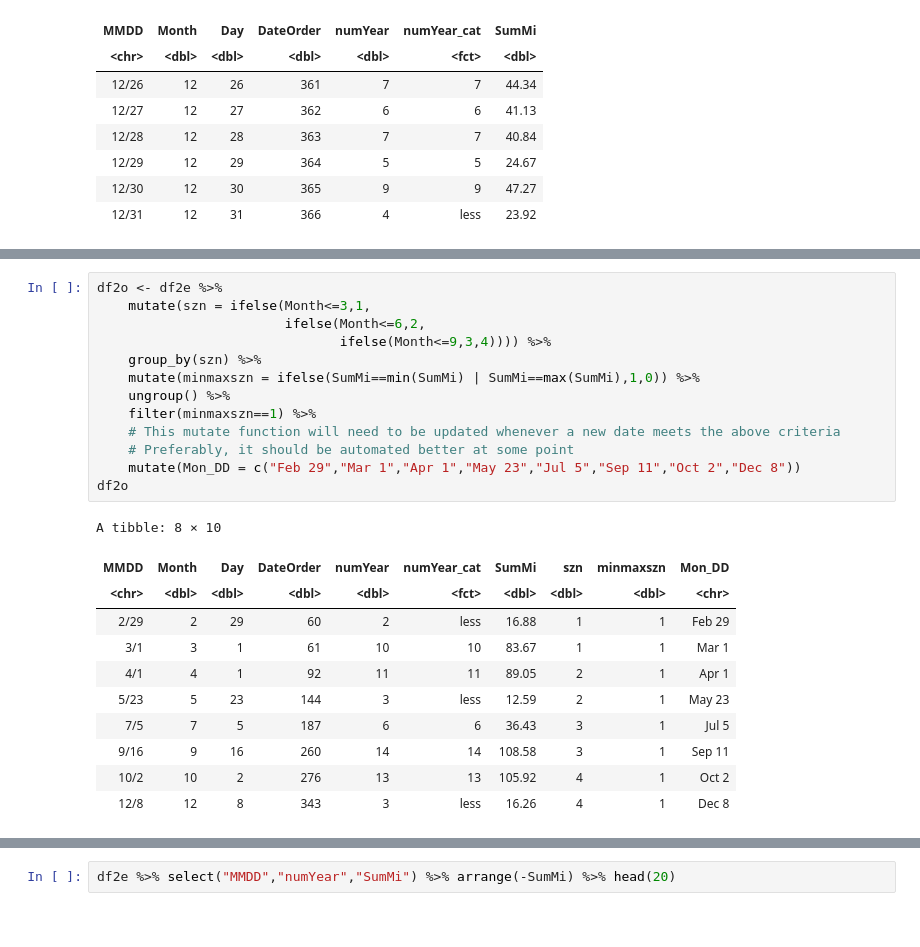
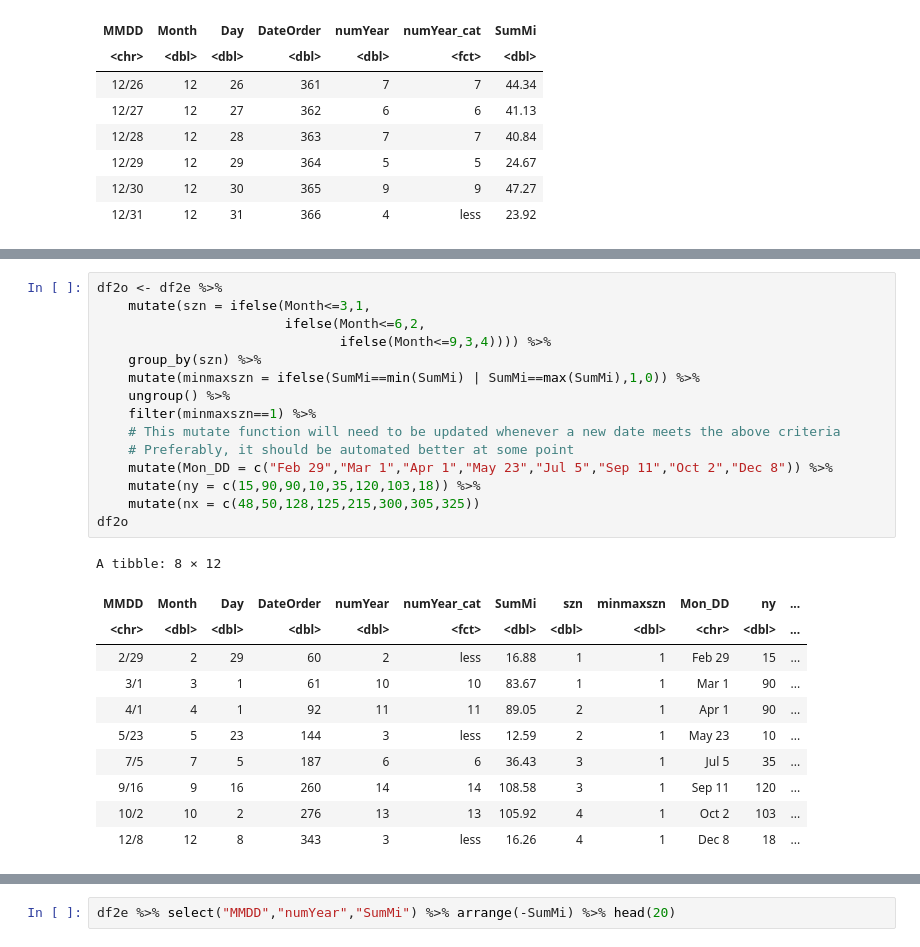
Before and after one commit to adolwick/biof309project, a Jupyter notebook: runs_per_date.ipynb, the cells around one changed output, grey strips where cells are left out. Cells and saved outputs as stored; diff of their text form.

```diff
--- a/runs_per_date.ipynb
+++ b/runs_per_date.ipynb
@@ -295,28 +296,30 @@ p6
 # %%
 df2o <- df2e %>%
     mutate(szn = ifelse(Month<=3,1,
                         ifelse(Month<=6,2,
                                ifelse(Month<=9,3,4)))) %>%
     group_by(szn) %>%
     mutate(minmaxszn = ifelse(SumMi==min(SumMi) | SumMi==max(SumMi),1,0)) %>%
     ungroup() %>%
     filter(minmaxszn==1) %>%
     # This mutate function will need to be updated whenever a new date meets the above criteria
     # Preferably, it should be automated better at some point
-    mutate(Mon_DD = c("Feb 29","Mar 1","Apr 1","May 23","Jul 5","Sep 11","Oct 2","Dec 8"))
+    mutate(Mon_DD = c("Feb 29","Mar 1","Apr 1","May 23","Jul 5","Sep 11","Oct 2","Dec 8")) %>%
+    mutate(ny = c(15,90,90,10,35,120,103,18)) %>%
+    mutate(nx = c(48,50,128,125,215,300,305,325))
 df2o
 # %% [output]
-A tibble: 8 × 10
+A tibble: 8 × 12
-| MMDD | Month | Day | DateOrder | numYear | numYear_cat | SumMi | szn | minmaxszn | Mon_DD |
-| <chr> | <dbl> | <dbl> | <dbl> | <dbl> | <fct> | <dbl> | <dbl> | <dbl> | <chr> |
-| 2/29 | 2 | 29 | 60 | 2 | less | 16.88 | 1 | 1 | Feb 29 |
-| 3/1 | 3 | 1 | 61 | 10 | 10 | 83.67 | 1 | 1 | Mar 1 |
-| 4/1 | 4 | 1 | 92 | 11 | 11 | 89.05 | 2 | 1 | Apr 1 |
-| 5/23 | 5 | 23 | 144 | 3 | less | 12.59 | 2 | 1 | May 23 |
-| 7/5 | 7 | 5 | 187 | 6 | 6 | 36.43 | 3 | 1 | Jul 5 |
-| 9/16 | 9 | 16 | 260 | 14 | 14 | 108.58 | 3 | 1 | Sep 11 |
-| 10/2 | 10 | 2 | 276 | 13 | 13 | 105.92 | 4 | 1 | Oct 2 |
-| 12/8 | 12 | 8 | 343 | 3 | less | 16.26 | 4 | 1 | Dec 8 |
+| MMDD | Month | Day | DateOrder | numYear | numYear_cat | SumMi | szn | minmaxszn | Mon_DD | ny | ... |
+| <chr> | <dbl> | <dbl> | <dbl> | <dbl> | <fct> | <dbl> | <dbl> | <dbl> | <chr> | <dbl> | ... |
+| 2/29 | 2 | 29 | 60 | 2 | less | 16.88 | 1 | 1 | Feb 29 | 15 | ... |
+| 3/1 | 3 | 1 | 61 | 10 | 10 | 83.67 | 1 | 1 | Mar 1 | 90 | ... |
+| 4/1 | 4 | 1 | 92 | 11 | 11 | 89.05 | 2 | 1 | Apr 1 | 90 | ... |
+| 5/23 | 5 | 23 | 144 | 3 | less | 12.59 | 2 | 1 | May 23 | 10 | ... |
+| 7/5 | 7 | 5 | 187 | 6 | 6 | 36.43 | 3 | 1 | Jul 5 | 35 | ... |
+| 9/16 | 9 | 16 | 260 | 14 | 14 | 108.58 | 3 | 1 | Sep 11 | 120 | ... |
+| 10/2 | 10 | 2 | 276 | 13 | 13 | 105.92 | 4 | 1 | Oct 2 | 103 | ... |
+| 12/8 | 12 | 8 | 343 | 3 | less | 16.26 | 4 | 1 | Dec 8 | 18 | ... |
 # %%
 p6a = ggplot(df2d, aes(x=DateOrder,y=SumMi)) +
     geom_point(position=position_jitter(w=.1,h=0),color="blue",alpha=.3) +
```
Also changed, not shown: parts of 29 cells of this notebook, 9 other files.
